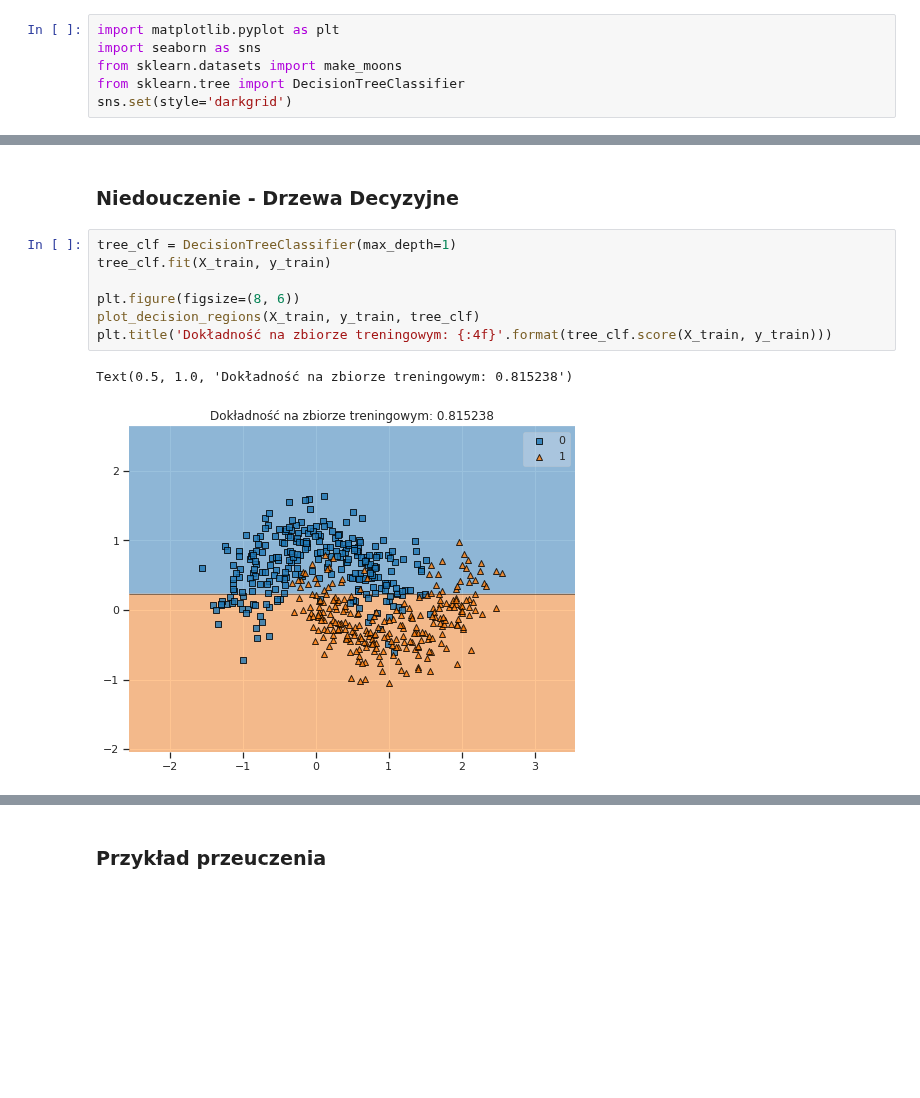
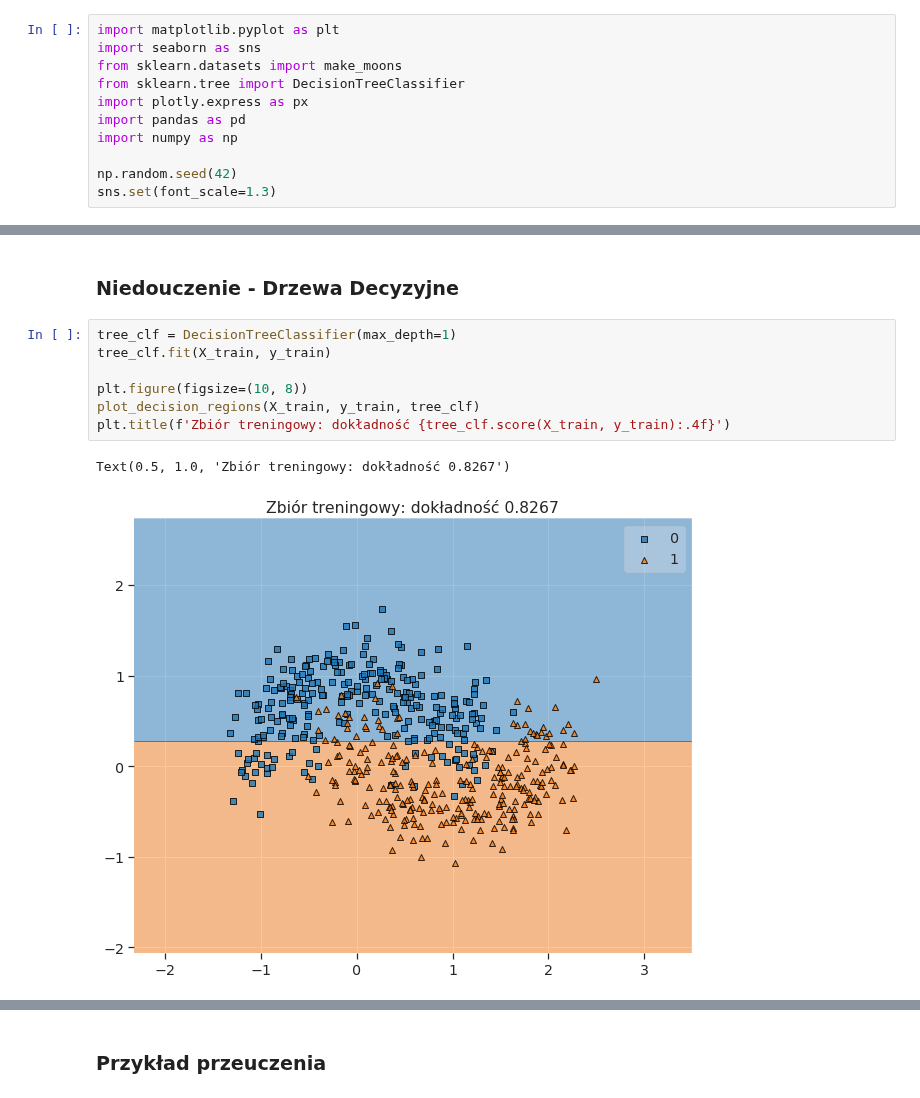
Before and after one commit to krakowiakpawel9/ml_course, a Jupyter notebook: cont/23_under_over_fitting.ipynb, the cells around one changed output, grey strips where cells are left out. Drawn from its saved outputs; the diff is of its cells as text; blank space fills up the shorter version.

```diff
--- a/cont/23_under_over_fitting.ipynb
+++ b/cont/23_under_over_fitting.ipynb
@@ -9,7 +9,12 @@ import matplotlib.pyplot as plt
 import seaborn as sns
 from sklearn.datasets import make_moons
 from sklearn.tree import DecisionTreeClassifier
-sns.set(style='darkgrid')
+import plotly.express as px
+import pandas as pd
+import numpy as np
+
+np.random.seed(42)
+sns.set(font_scale=1.3)
 # %% [markdown]
 ### Wygenerowanie danych
 # %%
@@ -91,11 +114,11 @@ Text(0.5, 1.0, 'Dokładność na zbiorze testowym: 0.868571')
 # %%
 tree_clf = DecisionTreeClassifier(max_depth=1)
 tree_clf.fit(X_train, y_train)
 
-plt.figure(figsize=(8, 6))
+plt.figure(figsize=(10, 8))
 plot_decision_regions(X_train, y_train, tree_clf)
-plt.title('Dokładność na zbiorze treningowym: {:4f}'.format(tree_clf.score(X_train, y_train)))
+plt.title(f'Zbiór treningowy: dokładność {tree_clf.score(X_train, y_train):.4f}')
 # %% [output]
-Text(0.5, 1.0, 'Dokładność na zbiorze treningowym: 0.815238')
+Text(0.5, 1.0, 'Zbiór treningowy: dokładność 0.8267')
-[figure, old version]
+[figure, new version]
 # %%
```
Also changed, not shown: parts of 17 cells of this notebook.
